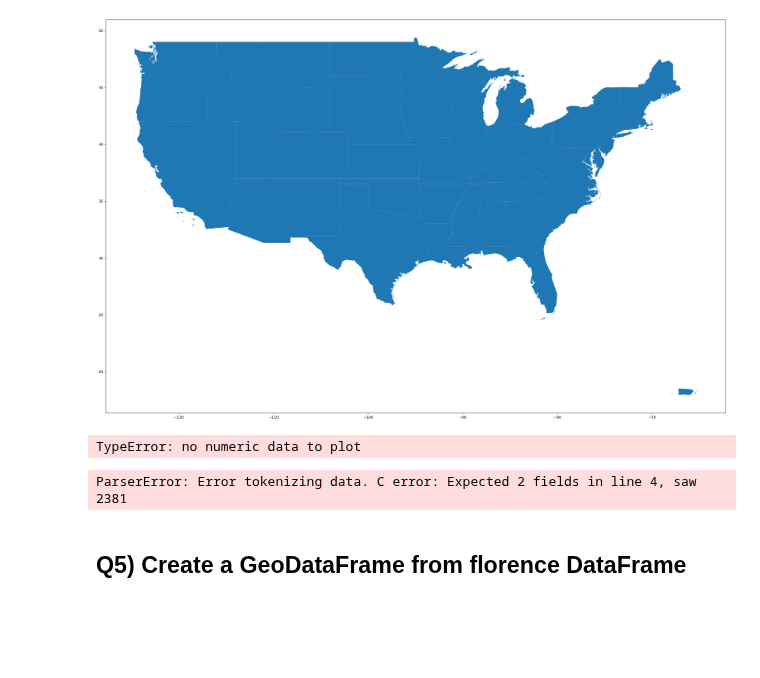
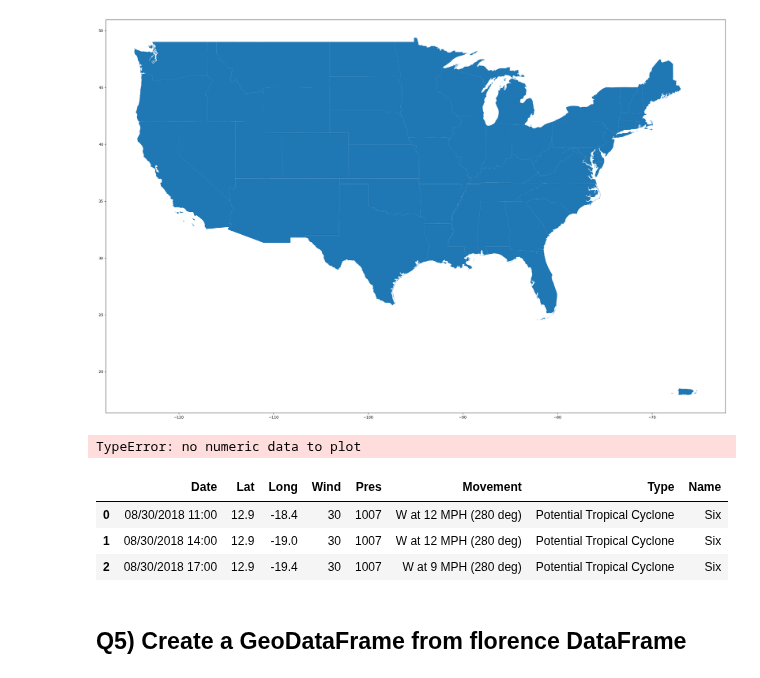
Before and after one commit to Coraliefringeli/2025_Intro_Python_Fringeli_Coralie, a Jupyter notebook: notebook/W3_S2.ipynb, the cells around one changed output. Saved outputs shown, nothing was run; the diff lists cells and outputs as text; code cells hidden in the pictures; blank space fills up the shorter version.

```diff
--- a/notebook/W3_S2.ipynb
+++ b/notebook/W3_S2.ipynb
@@ -163,13 +163,17 @@ country[country['Name'].isin(['Alaska','Hawaii']) == False].plot(figsize=(30,20)
 TypeError: no numeric data to plot
 # %%
 # Read in the hurricane florence data, change the longitude, and have a look at the hurricane florence dataframe
-tc_path = data[1]
+tc_path = data[0]
 florence = pd.read_csv(tc_path)
 florence = florence.drop(['AdvisoryNumber', 'Forecaster', 'Received'], axis=1)
+           #.drop : supprimes les colonnes inutiles                  axis=1 supprime des colonnes (si c’était axis=0 --> supp. lignes).
 florence['Long'] = 0 - florence['Long']
 florence.head(3)
 # %% [output]
-ParserError: Error tokenizing data. C error: Expected 2 fields in line 4, saw 2381
+|  | Date | Lat | Long | Wind | Pres | Movement | Type | Name |
+| 0 | 08/30/2018 11:00 | 12.9 | -18.4 | 30 | 1007 | W at 12 MPH (280 deg) | Potential Tropical Cyclone | Six |
+| 1 | 08/30/2018 14:00 | 12.9 | -19.0 | 30 | 1007 | W at 12 MPH (280 deg) | Potential Tropical Cyclone | Six |
+| 2 | 08/30/2018 17:00 | 12.9 | -19.4 | 30 | 1007 | W at 9 MPH (280 deg) | Potential Tropical Cyclone | Six |
 # %% [markdown]
 ## Q5) Create a GeoDataFrame from florence DataFrame
 # %%
```
